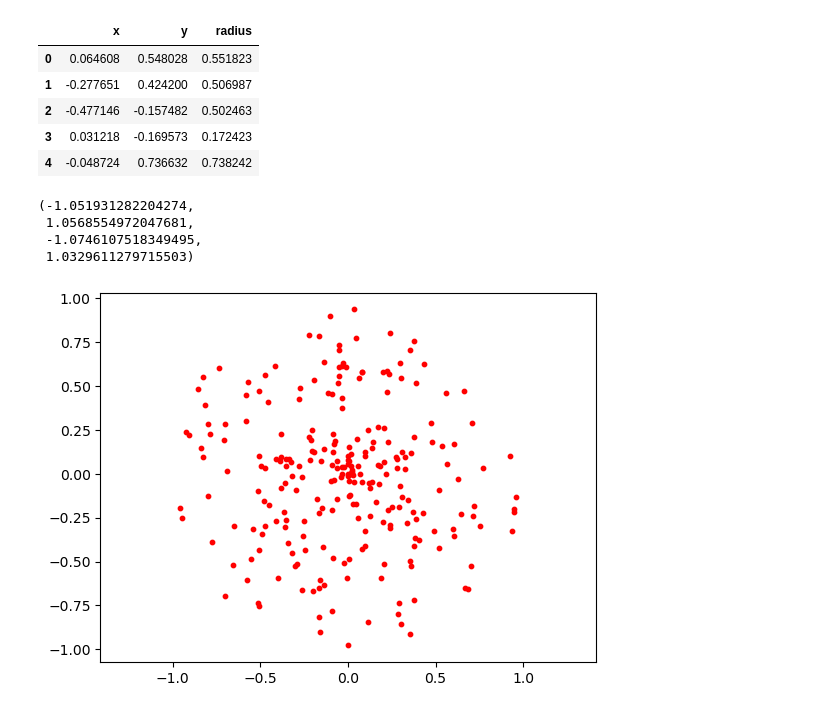
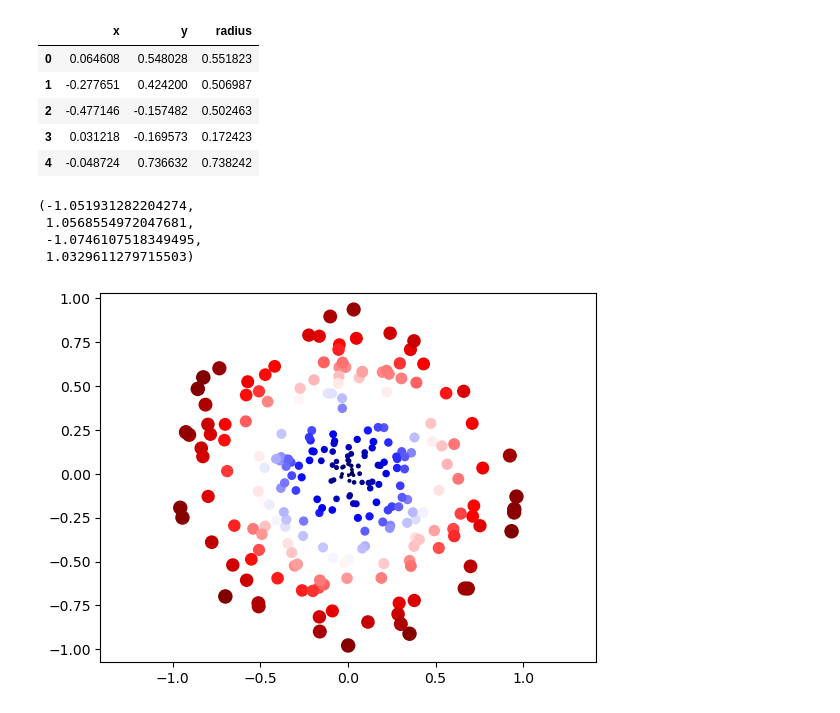
Before and after one commit to MuhammadJundullah/JCOPCourseDataScience, a Jupyter notebook: 03 - Matplotlib Intro/Part - 1 Matplotlib.ipynb, the cells around one changed output. Cells and saved outputs as stored; diff of their text form; code cells hidden in the pictures.

Commit message:
finishing eps 13 Scatter

```diff
--- a/03 - Matplotlib Intro/Part - 1 Matplotlib.ipynb
+++ b/03 - Matplotlib Intro/Part - 1 Matplotlib.ipynb
@@ -70,11 +70,11 @@ x = df.x
 y = df.y
 rad = df.radius
 # %%
-plt.scatter(x, y, c="r", s=10)
+plt.scatter(x, y, c=rad, s=rad*90, cmap="seismic")
 plt.axis("equal")
 # %% [output]
 (-1.051931282204274,
  1.0568554972047681,
  -1.0746107518349495,
  1.0329611279715503)
-[figure, old version]
+[figure, new version]
```
